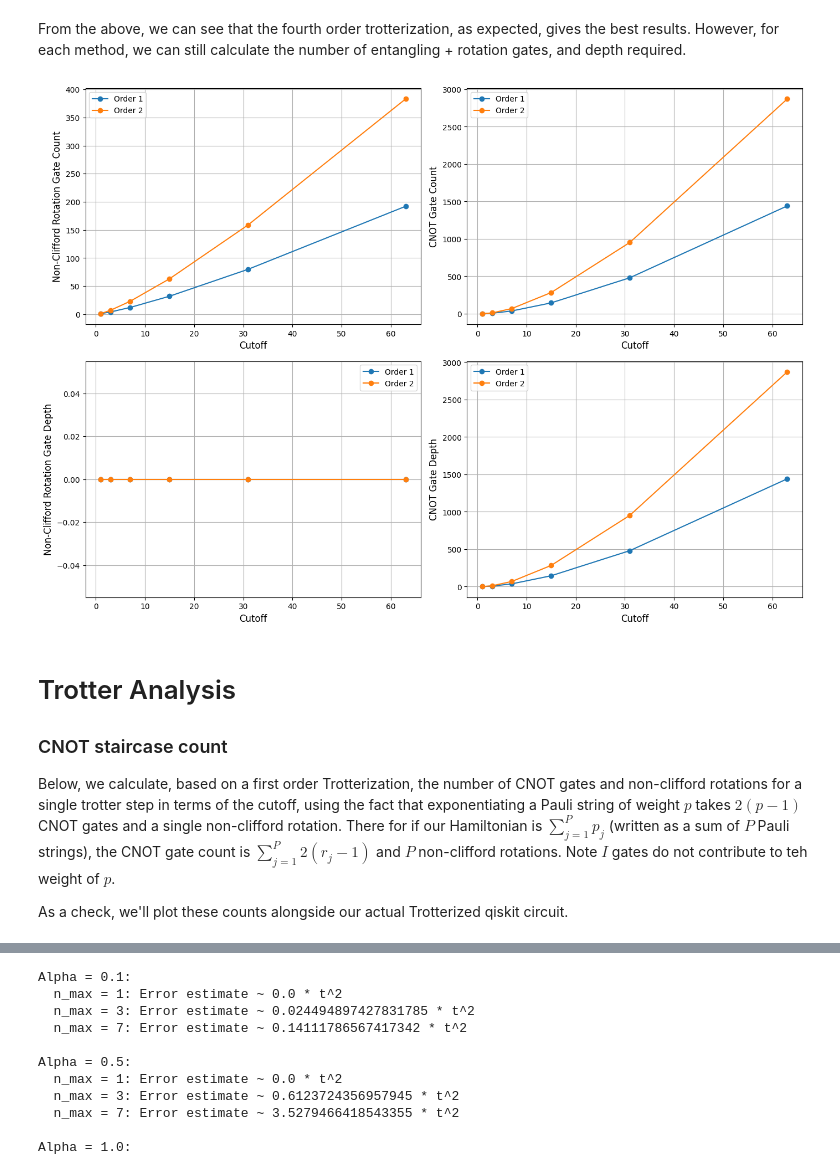
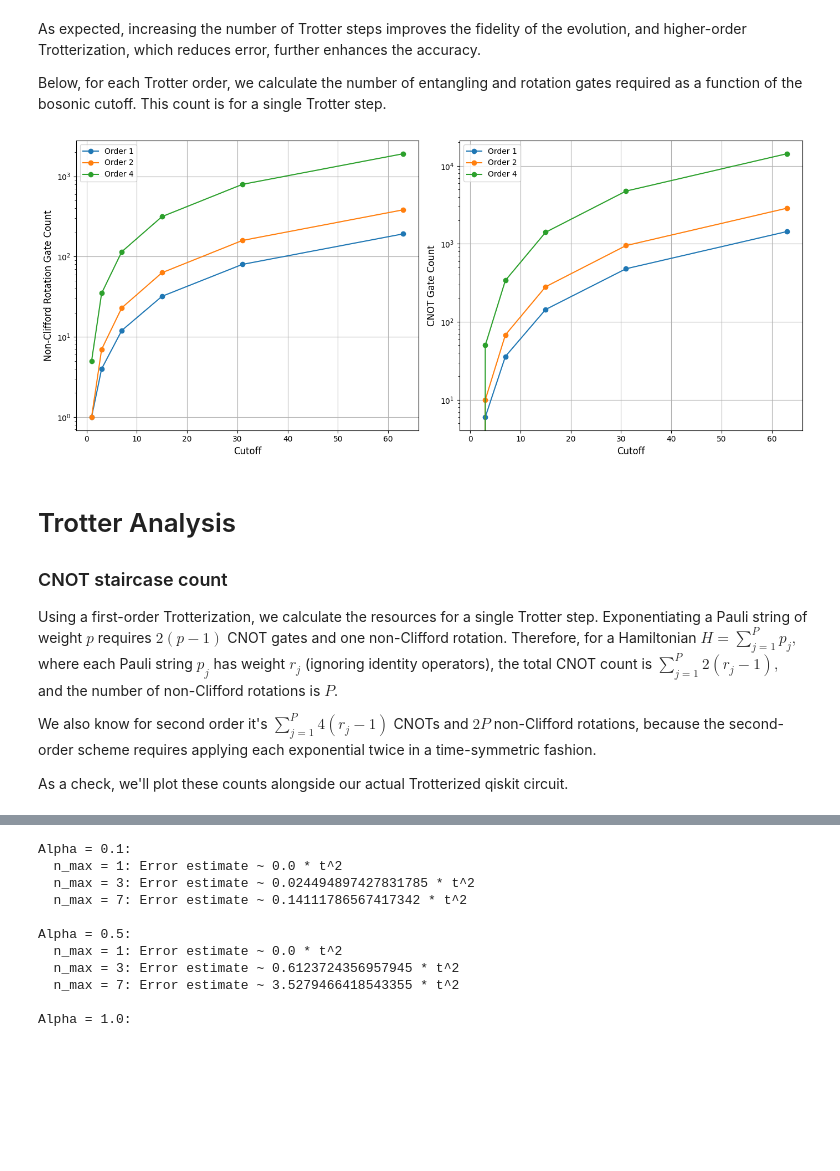
Before and after one commit to samgodwood/bosonic-qiskit, a Jupyter notebook: playground/bosonic_operator_costs/displacement/arxiv2407_10381.ipynb, the cells around one changed output, grey strips where cells are left out. Saved outputs shown, nothing was run; the diff lists cells and outputs as text; code cells hidden in the pictures; blank space fills up the shorter version.

```diff
--- a/playground/bosonic_operator_costs/displacement/arxiv2407_10381.ipynb
+++ b/playground/bosonic_operator_costs/displacement/arxiv2407_10381.ipynb
@@ -191,5 +211,7 @@ plt.show()
-# %% [markdown]
-From the above, we can see that the fourth order trotterization, as expected, gives the best results. However, for each method, we can still calculate the number of entangling + rotation gates, and depth required.
+# %% [markdown]
+As expected, increasing the number of Trotter steps improves the fidelity of the evolution, and higher-order Trotterization, which reduces error, further enhances the accuracy.
+
+Below, for each Trotter order, we calculate the number of entangling and rotation gates required as a function of the bosonic cutoff. This count is for a single Trotter step.
 # %%
 # =============================================================================
 # Parameters for Gate Count Analysis
@@ -200,7 +222,7 @@ num_timesteps = 1
 dt = evolution_time / num_timesteps #just a single trotter step
 
 # Trotter orders to consider
-trotter_orders = [1, 2]
+trotter_orders = [1, 2, 4]
 
 # Range of num_qubits_per_mode values to simulate different cutoffs
 qubit_counts = range(1, 7)
@@ -210,85 +232,75 @@ num_modes = 1
 # Dictionaries to store results: structure {order: [values for each cutoff]}
 rotation_gate_counts = {order: [] for order in trotter_orders}
 cnot_gate_counts = {order: [] for order in trotter_orders}
-rotation_depths    = {order: [] for order in trotter_orders}
-cnot_depths        = {order: [] for order in trotter_orders}
+
 
 # =============================================================================
-# Loop Over Cutoff Values and Compute Gate Counts and Depths for Each Order
+# Loop Over Cutoff Values and Compute Gate Counts for Each Order
 # =============================================================================
 for cutoff in cutoff_values:
     # Create initial state and Hamiltonian for current cutoff
     initial_state = define_initial_state(num_modes, cutoff)
     hamiltonian_matrix = displacement_hamiltonian(cutoff, alpha_fixed)
     H = SparsePauliOp.from_operator(Operator(hamiltonian_matrix))
 
     # Loop over each Trotter order
     for order in trotter_orders:
         # Get the decomposed Trotter circuit for the given order
-        circuit = get_trotter_circuit(H, dt, initial_state, order=order).decompose(reps=1)
+        circuit = get_trotter_circuit(H, dt, num_timesteps, initial_state, order=order).decompose(reps=1)
 
-        # Count gates and compute depths using transpilation
+        # Count gates
         gate_counts = circuit.count_ops()
         r_gate_count = gate_counts.get('rz', 0)
         r_gate_count += gate_counts.get('ry', 0)
         cnot_gate_count = gate_counts.get('cx', 0)  # CNOT gate count
 
-        # Transpile circuit to measure depths for specific gates
-        r_depth = circuit.depth(lambda instr: instr.operation.name == 'u3') ###needs to be fixed
-        cnot_depth = circuit.depth(lambda instr: instr.operation.name == 'cx')
-
-        # Store the counts and depths
+        # Store the counts
         rotation_gate_counts[order].append(r_gate_count)
         cnot_gate_counts[order].append(cnot_gate_count)
-        rotation_depths[order].append(r_depth)
-        cnot_depths[order].append(cnot_depth)
+
 
 # =============================================================================
-# Plotting in a 2x2 grid
+# Plotting in a 1x2 grid
 # =============================================================================
-fig, axs = plt.subplots(2, 2, figsize=(14, 10))
+
+fig, axs = plt.subplots(1, 2, figsize=(14, 6))
 
 # Rotation Gate Count vs Cutoff
 for order in trotter_orders:
-    axs[0, 0].plot(cutoff_values, rotation_gate_counts[order], marker='o', label=f'Order {order}')
-axs[0, 0].set_xlabel('Cutoff', fontsize=12)
-axs[0, 0].set_ylabel('Non-Clifford Rotation Gate Count', fontsize=12)
-axs[0, 0].legend()
-axs[0, 0].grid(True)
+    axs[0].plot(cutoff_values, rotation_gate_counts[order], marker='o', label=f'Order {order}')
+axs[0].set_xlabel('Cutoff', fontsize=12)
+axs[0].set_ylabel('Non-Clifford Rotation Gate Count', fontsize=12)
+axs[0].set_yscale("log")
+axs[0].legend()
+axs[0].grid(True)
 
 # CNOT Gate Count vs Cutoff
 for order in trotter_orders:
-    axs[0, 1].plot(cutoff_values, cnot_gate_counts[order], marker='o', label=f'Order {order}')
-axs[0, 1].set_xlabel('Cutoff', fontsize=12)
-axs[0, 1].set_ylabel('CNOT Gate Count', fontsize=12)
-axs[0, 1].legend()
-axs[0, 1].grid(True)
+    axs[1].plot(cutoff_values, cnot_gate_counts[order], marker='o', label=f'Order {order}')
+axs[1].set_xlabel('Cutoff', fontsize=12)
+axs[1].set_ylabel('CNOT Gate Count', fontsize=12)
+axs[1].set_yscale("log")
+axs[1].legend()
+axs[1].grid(True)
 
-# Rotation Gate Depth vs Cutoff
-for order in trotter_orders:
-    axs[1, 0].plot(cutoff_values, rotation_depths[order], marker='o', label=f'Order {order}')
-axs[1, 0].set_xlabel('Cutoff', fontsize=12)
-axs[1, 0].set_ylabel('Non-Clifford Rotation Gate Depth', fontsize=12)
-axs[1, 0].legend()
-axs[1, 0].grid(True)
-
-# CNOT Gate Depth vs Cutoff
-for order in trotter_orders:
-    axs[1, 1].plot(cutoff_values, cnot_depths[order], marker='o', label=f'Order {order}')
-axs[1, 1].set_xlabel('Cutoff', fontsize=12)
-axs[1, 1].set_ylabel('CNOT Gate Depth', fontsize=12)
-axs[1, 1].legend()
-axs[1, 1].grid(True)
 
 plt.tight_layout()
 plt.show()
 # %% [output]
-[figure, old version]
+[figure, new version]
 # %% [markdown]
 # Trotter Analysis
 
 ### CNOT staircase count
-Below, we calculate, based on a first order Trotterization, the number of CNOT gates and non-clifford rotations for a single trotter step in terms of the cutoff, using the fact that exponentiating a Pauli string of weight $p$ takes $2(p-1)$ CNOT gates and a single non-clifford rotation. There for if our Hamiltonian is $\sum_{j=1}^P p_j$ (written as a sum of $P$ Pauli strings), the CNOT gate count is $\sum_{j=1}^P 2(r_j -1)$ and $P$ non-clifford rotations. Note $I$ gates do not contribute to teh weight of $p$.
+Using a first-order Trotterization, we calculate the resources for a single Trotter step. Exponentiating a Pauli string of weight $p$ requires $2(p - 1)$ CNOT gates and one non-Clifford rotation. Therefore, for a Hamiltonian
+$ H = \sum_{j=1}^P p_j, $
+where each Pauli string $p_j$ has weight $r_j$ (ignoring identity operators), the total CNOT count is
+$ \sum_{j=1}^P 2(r_j - 1), $
+and the number of non-Clifford rotations is $P$.
+
+We also know for second order it's
+$ \sum_{j=1}^P 4(r_j - 1) $ CNOTs and $ 2P $ non-Clifford rotations, because the second-order scheme requires applying each exponential twice in a time-symmetric fashion.
+
 
 As a check, we'll plot these counts alongside our actual Trotterized qiskit circuit.
 # %%
```
Also changed, not shown: parts of 7 cells of this notebook.
